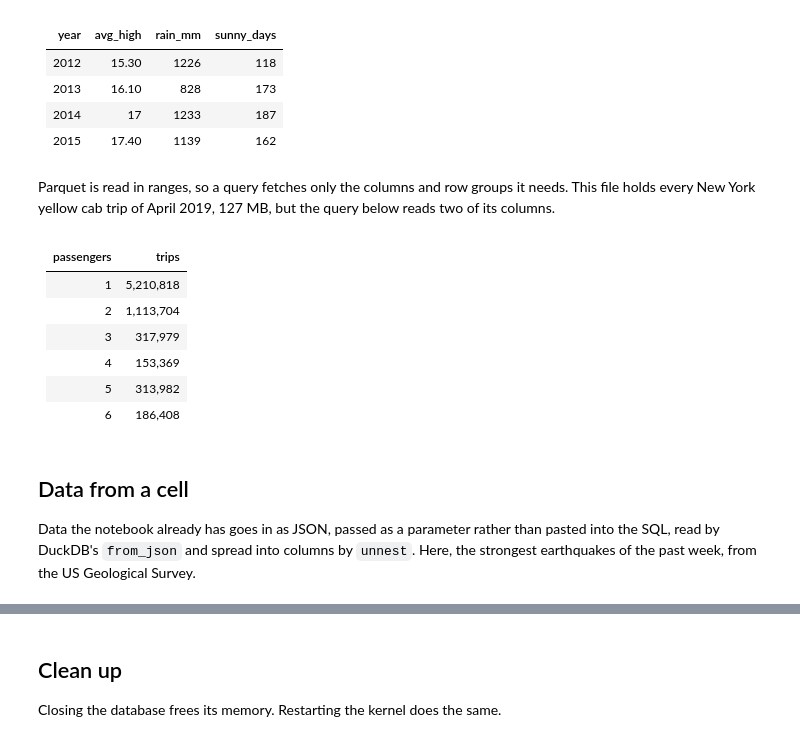
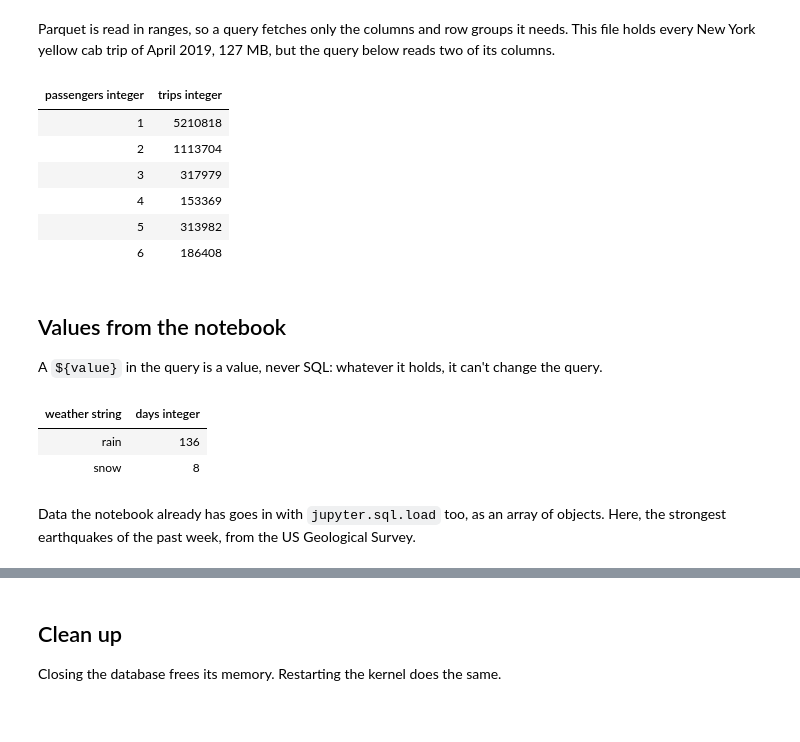
Before and after one commit to tlockney/ganymede-ui, a Jupyter notebook: examples/04 DuckDB.ipynb, the cells around one changed output, grey strips where cells are left out. Saved outputs shown, nothing was run; the diff lists cells and outputs as text; code cells hidden in the pictures.

```diff
--- a/examples/04 DuckDB.ipynb
+++ b/examples/04 DuckDB.ipynb
@@ -105,48 +50,42 @@ await sql(`describe seattle`);
+# %% [markdown]
+Parquet is read in ranges, so a query fetches only the columns and row
+groups it needs. This file holds every New York yellow cab trip of April
+2019, 127 MB, but the query below reads two of its columns.
 # %%
-await sql(`
-  select year(date) as year,
-         round(avg(temp_max), 1) as avg_high,
-         round(sum(precipitation)) as rain_mm,
-         count(*) filter (where weather = 'sun') as sunny_days
-  from seattle
-  group by year
-  order by year
-`);
+await jupyter.sql`
+  select passenger_count as passengers, count(*) as trips
+  from 'https://blobs.duckdb.org/data/taxi_2019_04.parquet'
+  where passenger_count between 1 and 6
+  group by passengers
+  order by passengers`;
 # %% [output]
-| year | avg_high | rain_mm | sunny_days |
-| --- | --- | --- | --- |
-| 2012 | 15.30 | 1226 | 118 |
-| 2013 | 16.10 | 828 | 173 |
-| 2014 | 17 | 1233 | 187 |
-| 2015 | 17.40 | 1139 | 162 |
+| passengers integer | trips integer |
+| 1 | 5210818 |
+| 2 | 1113704 |
+| 3 | 317979 |
+| 4 | 153369 |
+| 5 | 313982 |
+| 6 | 186408 |
 # %% [markdown]
-Parquet is read in ranges, so a query fetches only the columns and row
-groups it needs. This file holds every New York yellow cab trip of April
-2019, 127 MB, but the query below reads two of its columns.
+## Values from the notebook
+
+A `${value}` in the query is a value, never SQL: whatever it holds, it
+can't change the query.
 # %%
-const taxi = "https://blobs.duckdb.org/data/taxi_2019_04.parquet";
-await sql(`
-  select passenger_count as passengers, count(*) as trips
-  from '${taxi}'
-  where passenger_count between 1 and 6
-  group by passengers
-  order by passengers
-`);
+const rainy = 10;
+await jupyter.sql`
+  select weather, count(*) as days
+  from seattle
+  where precipitation >= ${rainy}
+  group by weather
+  order by days desc`;
 # %% [output]
-| passengers | trips |
-| --- | --- |
-| 1 | 5,210,818 |
-| 2 | 1,113,704 |
-| 3 | 317,979 |
-| 4 | 153,369 |
-| 5 | 313,982 |
-| 6 | 186,408 |
+| weather string | days integer |
+| rain | 136 |
+| snow | 8 |
 # %% [markdown]
-## Data from a cell
-
-Data the notebook already has goes in as JSON, passed as a parameter
-rather than pasted into the SQL, read by DuckDB's `from_json` and spread
-into columns by `unnest`. Here, the strongest
-earthquakes of the past week, from the US Geological Survey.
+Data the notebook already has goes in with `jupyter.sql.load` too, as an
+array of objects. Here, the strongest earthquakes of the past week, from
+the US Geological Survey.
 # %%
 const feed = await (await fetch("https://earthquake.usgs.gov/earthquakes/feed/v1.0/summary/4.5_week.geojson")).json();
```
Also changed, not shown: parts of 11 cells of this notebook, 10 other files.
